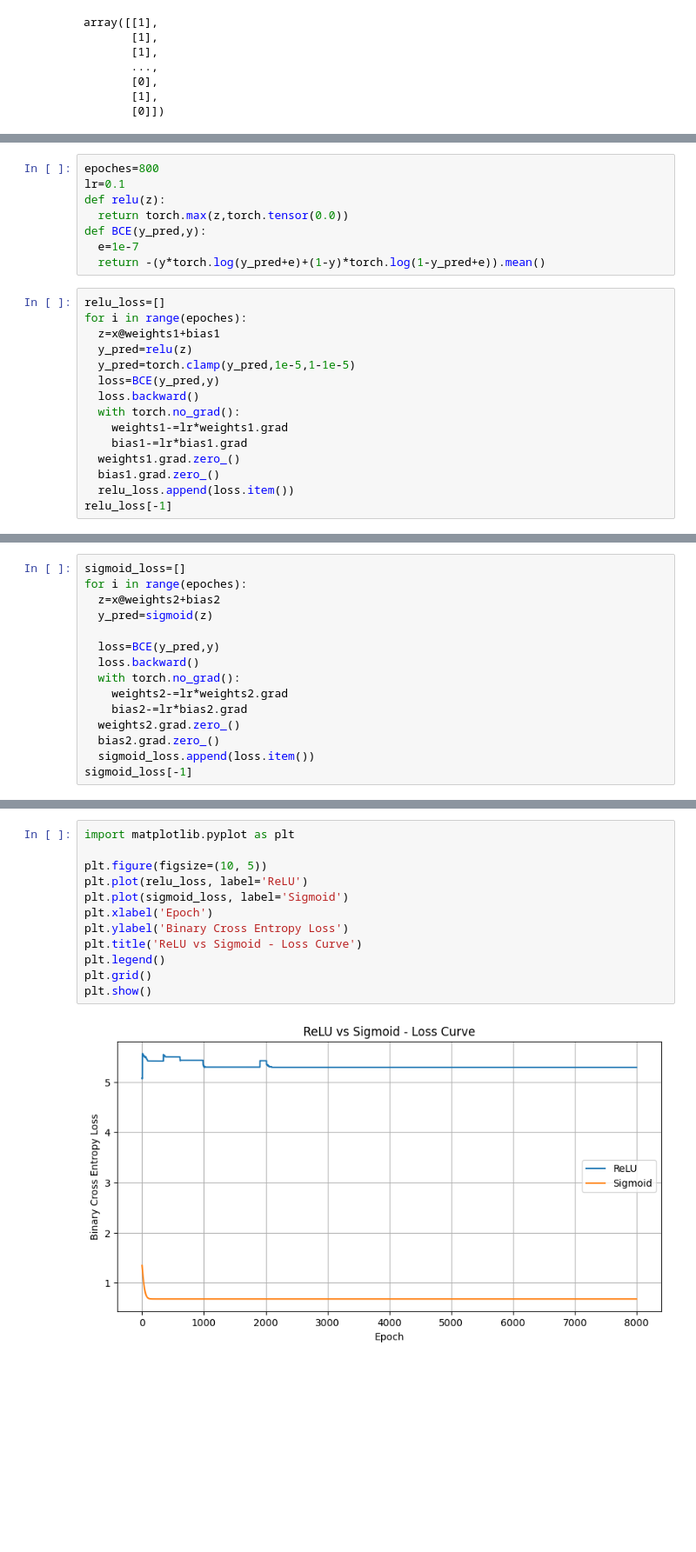
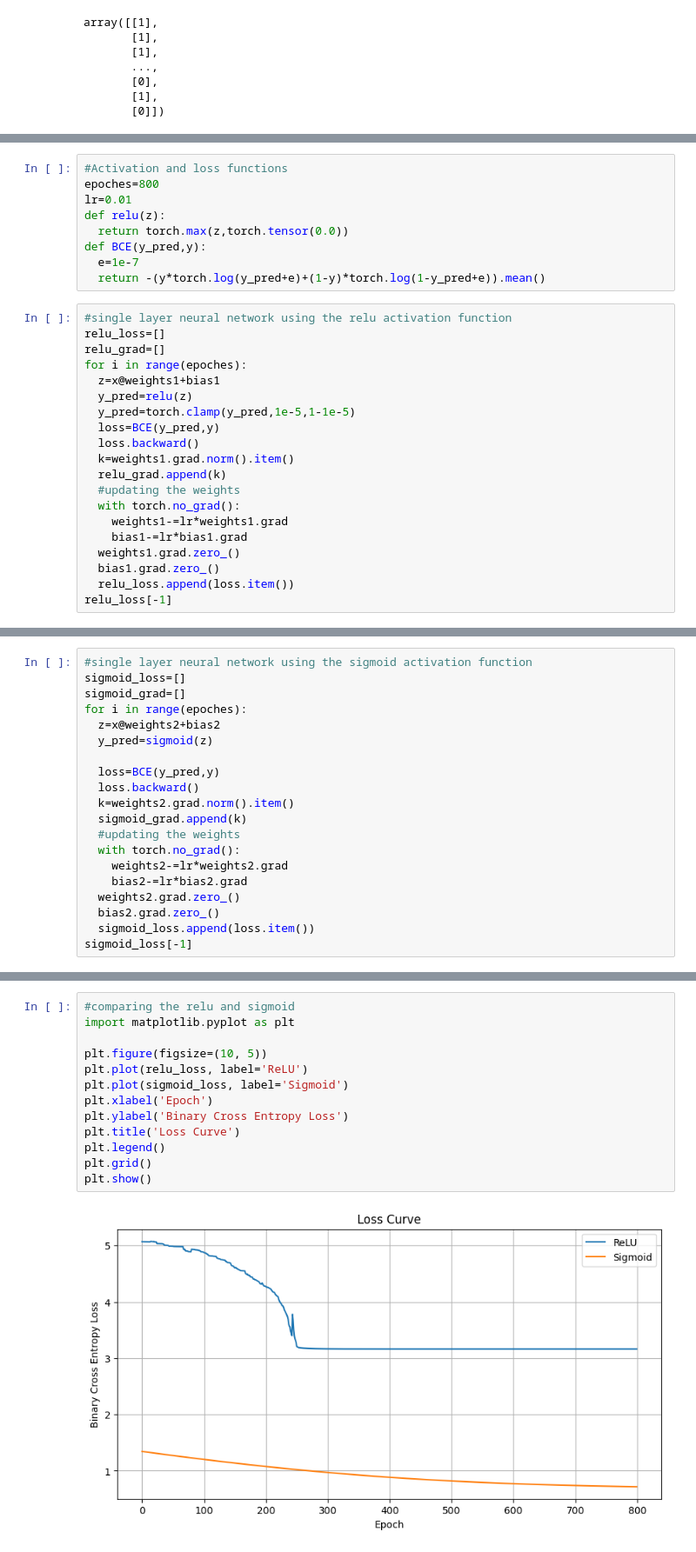
Before and after one commit to srikanthravipati27/ml, a Jupyter notebook: DL_Assignment1.ipynb, the cells around one changed output, grey strips where cells are left out. Shown at 87% size. Saved outputs shown, nothing was run; the diff lists cells and outputs as text; blank space fills up the shorter version.

```diff
--- a/DL_Assignment1.ipynb
+++ b/DL_Assignment1.ipynb
@@ -90,21 +93,27 @@ torch.manual_seed(42)
 weights1=torch.randn(input_dimension,output_dimension,requires_grad=True)
 bias1=torch.randn(1,requires_grad=True)
 # %%
+#Activation and loss functions
 epoches=800
-lr=0.1
+lr=0.01
 def relu(z):
   return torch.max(z,torch.tensor(0.0))
 def BCE(y_pred,y):
   e=1e-7
   return -(y*torch.log(y_pred+e)+(1-y)*torch.log(1-y_pred+e)).mean()
 # %%
+#single layer neural network using the relu activation function
 relu_loss=[]
+relu_grad=[]
 for i in range(epoches):
   z=x@weights1+bias1
   y_pred=relu(z)
   y_pred=torch.clamp(y_pred,1e-5,1-1e-5)
   loss=BCE(y_pred,y)
   loss.backward()
+  k=weights1.grad.norm().item()
+  relu_grad.append(k)
+  #updating the weights
   with torch.no_grad():
     weights1-=lr*weights1.grad
     bias1-=lr*bias1.grad
@@ -121,13 +131,18 @@ bias2=torch.randn(1,requires_grad=True)
 def sigmoid(z):
   return 1/(1+torch.exp(-z))
 # %%
+#single layer neural network using the sigmoid activation function
 sigmoid_loss=[]
+sigmoid_grad=[]
 for i in range(epoches):
   z=x@weights2+bias2
   y_pred=sigmoid(z)
 
   loss=BCE(y_pred,y)
   loss.backward()
+  k=weights2.grad.norm().item()
+  sigmoid_grad.append(k)
+  #updating the weights
   with torch.no_grad():
     weights2-=lr*weights2.grad
     bias2-=lr*bias2.grad
@@ -140,14 +155,15 @@ sigmoid_loss[-1]
 # %%
+#comparing the relu and sigmoid
 import matplotlib.pyplot as plt
 
 plt.figure(figsize=(10, 5))
 plt.plot(relu_loss, label='ReLU')
 plt.plot(sigmoid_loss, label='Sigmoid')
 plt.xlabel('Epoch')
 plt.ylabel('Binary Cross Entropy Loss')
-plt.title('ReLU vs Sigmoid - Loss Curve')
+plt.title('Loss Curve')
 plt.legend()
 plt.grid()
 plt.show()
 # %% [output]
-[figure, old version]
+[figure, new version]
```
Also changed, not shown: parts of 11 cells of this notebook.
